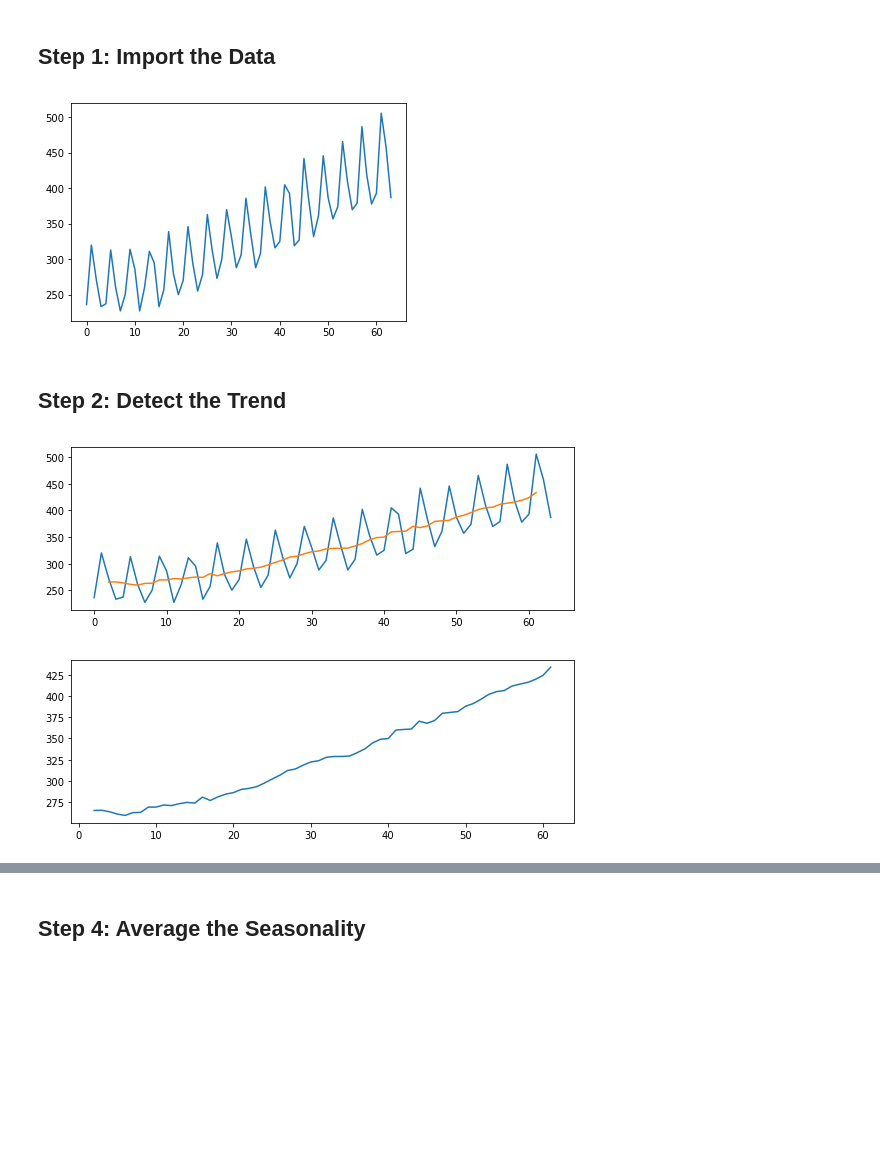
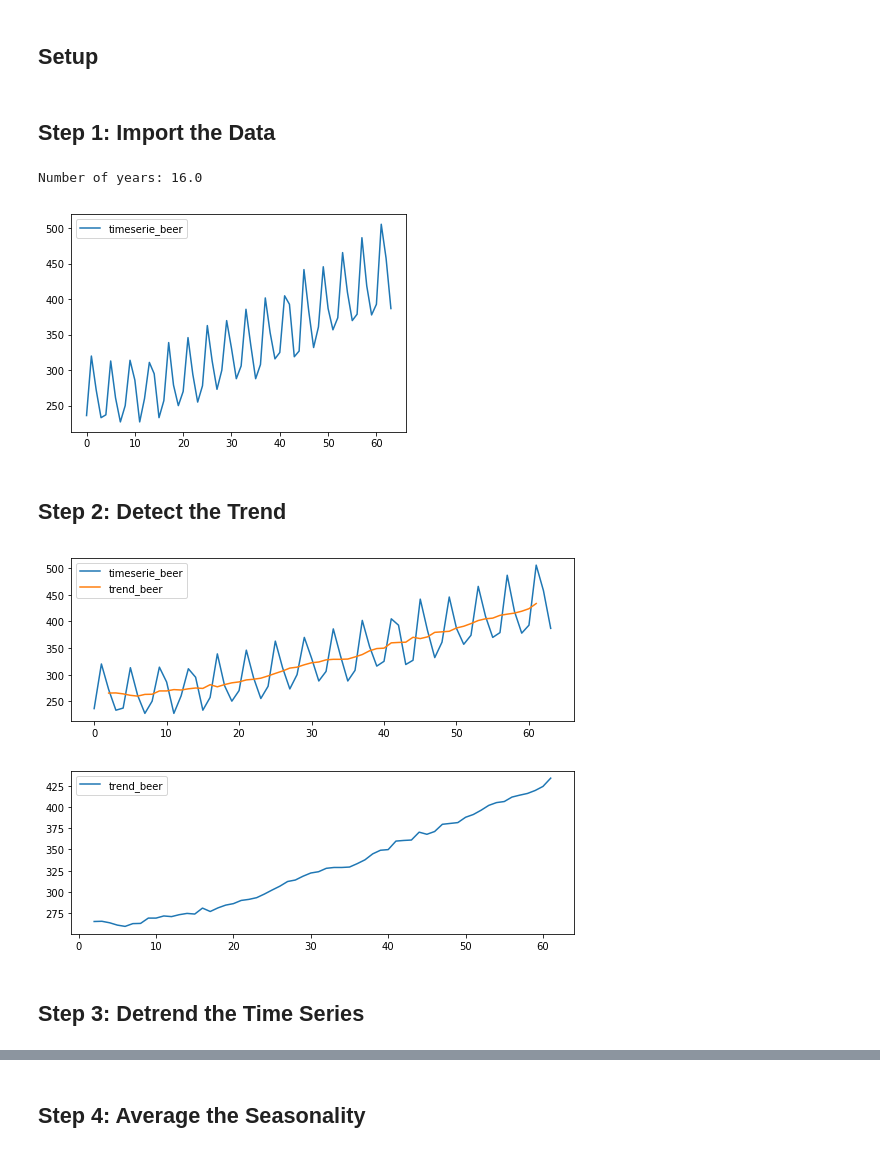
Before and after one commit to alkaline-ml/pmdarima, a Jupyter notebook: examples/Seasonal Trend Decomposition - Additive.ipynb, the cells around one changed output, grey strips where cells are left out. Cells and saved outputs as stored; diff of their text form; code cells hidden in the pictures; blank space fills up the shorter version.

Commit message:
Complete the additive decomposition example

```diff
--- a/examples/Seasonal Trend Decomposition - Additive.ipynb
+++ b/examples/Seasonal Trend Decomposition - Additive.ipynb
@@ -3 +5,3 @@
+# %% [markdown]
+## Setup
 # %%
@@ -6,31 +13,42 @@ ausbeer = load_ausbeer()
 # %% [markdown]
 ## Step 1: Import the Data
 # %%
-from matplotlib import pyplot as plt
+# We use the head and tail naming index because this is how the example names them.
 head_index = 17*4+2
 tail_index = 17*4-4
 first_index = head_index - tail_index
 last_index = head_index
 timeserie_beer = ausbeer[first_index:last_index]
-plt.plot(timeserie_beer)
+print("Number of years:", timeserie_beer.shape[0] / 4)
+plt.plot(timeserie_beer, label="timeserie_beer")
+plt.legend()
 plt.show()
 # %% [output]
+Number of years: 16.0
-[figure, old version]
+[figure, new version]
 # %% [markdown]
 ## Step 2: Detect the Trend
 # %%
-import numpy as np
-N = 4
-moving_average = np.convolve(timeserie_beer, np.ones((N,))/N, mode='valid')
-moving_average_x, moving_average_y = range(N-2, len(moving_average) + 1), moving_average[:-N+3]
+# We mimic the centered SMA behavior over the quarterly data.
+N = 4 # quarterly
+half_N = int(N/2.)
+trend_beer = np.convolve(timeserie_beer, np.ones((N,))/N, mode='valid')
+trend_beer = trend_beer[:-1] # we remove the final index.
+# The simple moving average is centered because it shifts from the 0th index to the N/2 index
+moving_average_x = range(half_N, len(trend_beer) + half_N)
+# Plot the original signal with the trend
 plt.figure(figsize=(9,3))
-plt.plot(timeserie_beer)
-plt.plot(moving_average_x, moving_average_y)
+plt.plot(timeserie_beer, label="timeserie_beer")
+plt.plot(moving_average_x, trend_beer, label="trend_beer")
+plt.legend()
 plt.show()
 plt.figure(figsize=(9,3))
-plt.plot(moving_average_x, moving_average_y)
+plt.plot(moving_average_x, trend_beer, label="trend_beer")
+plt.legend()
 plt.show()
 # %% [output]
-[figure, old version]
+[figure, new version]
-[figure, old version]
+[figure, new version]
+# %% [markdown]
+## Step 3: Detrend the Time Series
 # %%
```
Also changed, not shown: parts of 14 cells of this notebook, 1 other file.
